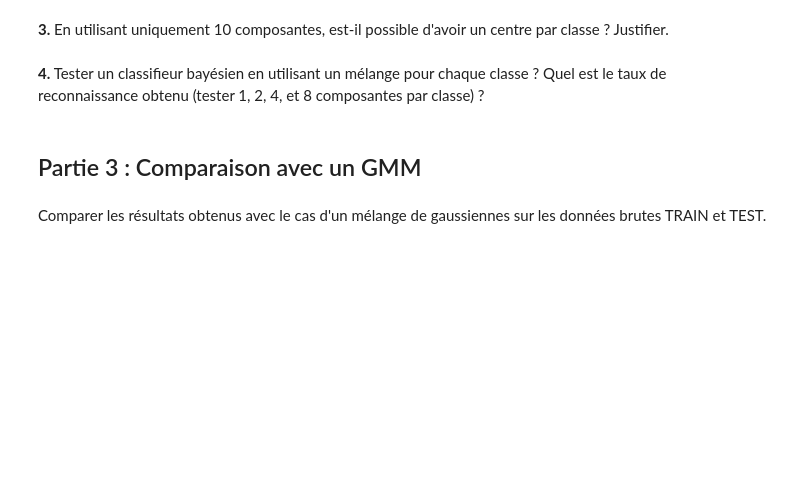
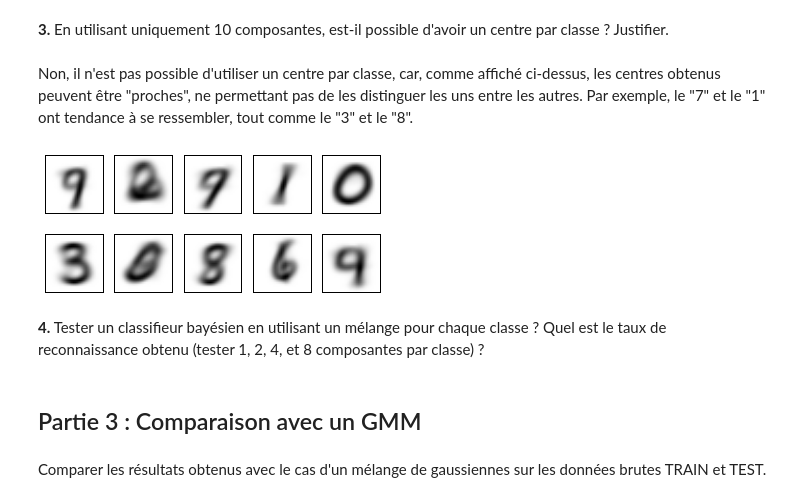
Before and after one commit to DavidPeicho/courses, a Jupyter notebook: ml/g2ml/tp03/G2ML_TP3.ipynb, the cells around one changed output. Drawn from its saved outputs; the diff is of its cells as text; code cells hidden in the pictures; blank space fills up the shorter version.

```diff
--- a/ml/g2ml/tp03/G2ML_TP3.ipynb
+++ b/ml/g2ml/tp03/G2ML_TP3.ipynb
@@ -147,2 +146,10 @@ vz.plotGroupImages(center)
+# %% [markdown]
+Non, il n'est pas possible d'utiliser un centre par classe, car, comme affiché ci-dessus, les centres obtenus peuvent être "proches", ne permettant pas de les distinguer les uns entre les autres. Par exemple, le "7" et le "1" ont tendance à se ressembler, tout comme le "3" et le "8".
+# %%
+emb = EmBernoulli(train_data, 10)
+W, center = emb.computeEM()
+vz.plotGroupImages(center)
+# %% [output]
+[figure, added]
 # %% [markdown]
 **4.** Tester un classifieur bayésien en utilisant un mélange pour chaque classe ? Quel est le taux de reconnaissance obtenu (tester 1, 2, 4, et 8 composantes par classe) ?
```
Also changed, not shown: parts of 8 cells of this notebook.
